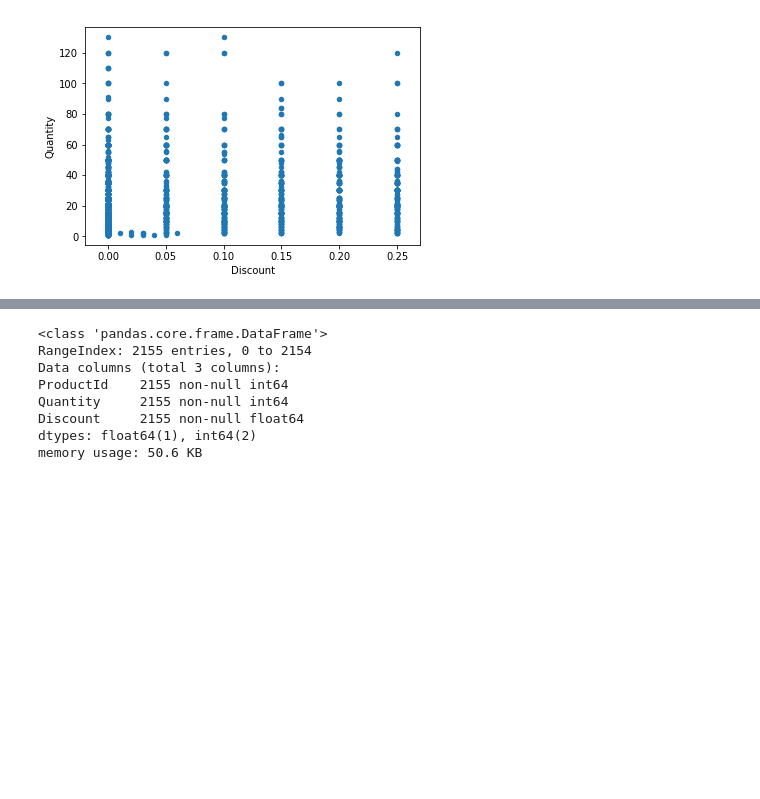
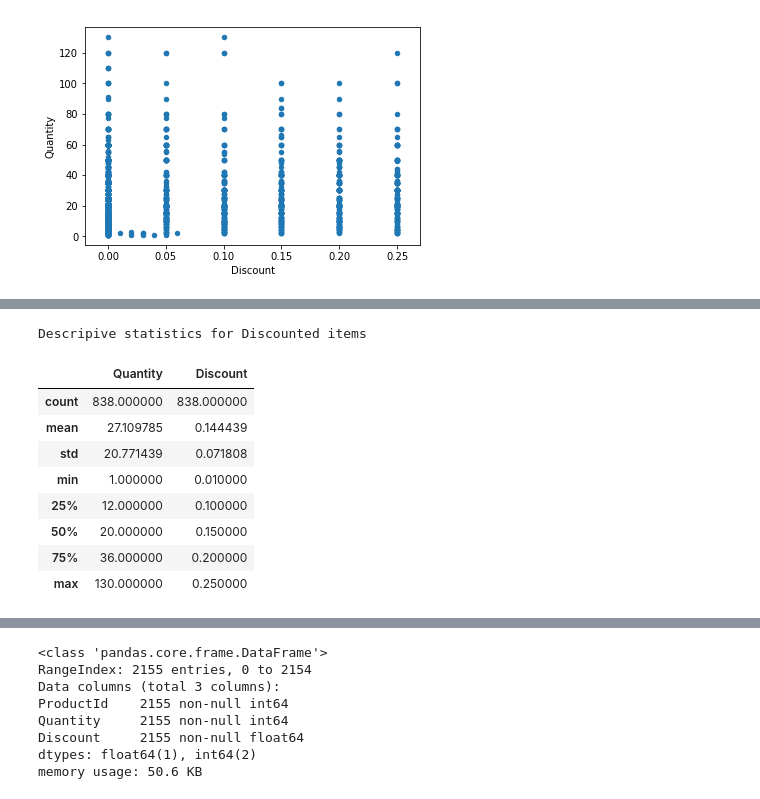
Before and after one commit to naquech-DS/dsc-2-final-project-online-ds-ft-112618, a Jupyter notebook: student.ipynb, the cells around one changed output, grey strips where cells are left out. Saved outputs shown, nothing was run; the diff lists cells and outputs as text; code cells hidden in the pictures; blank space fills up the shorter version.

```diff
--- a/student.ipynb
+++ b/student.ipynb
@@ -221,0 +279,16 @@ At a first look it doesn't seem that dicounts affect the quantity of products or
+# %%
+print('Descripive statistics for Discounted items')
+df_Discount.describe()
+
+#mean 27.11
+# %% [output]
+Descripive statistics for Discounted items
+|  | Quantity | Discount |
+| count | 838.000000 | 838.000000 |
+| mean | 27.109785 | 0.144439 |
+| std | 20.771439 | 0.071808 |
+| min | 1.000000 | 0.010000 |
+| 25% | 12.000000 | 0.100000 |
+| 50% | 20.000000 | 0.150000 |
+| 75% | 36.000000 | 0.200000 |
+| max | 130.000000 | 0.250000 |
```
Also changed, not shown: parts of 27 cells of this notebook.
